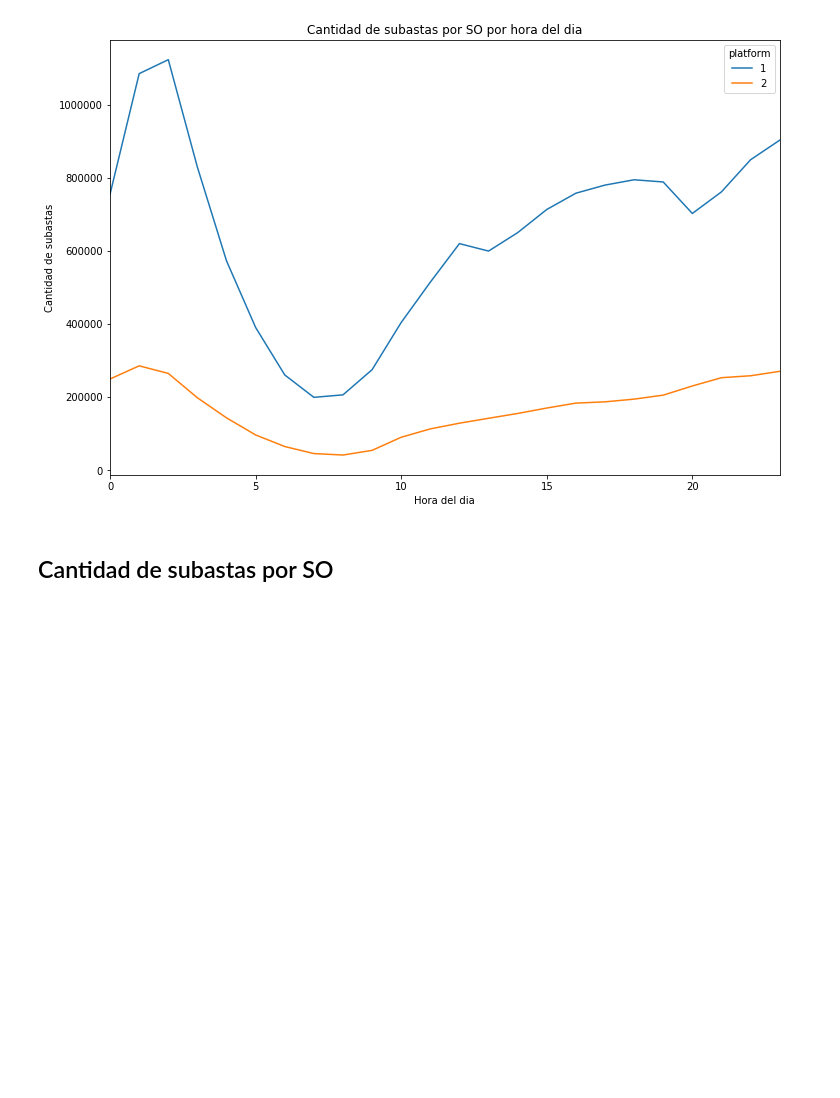
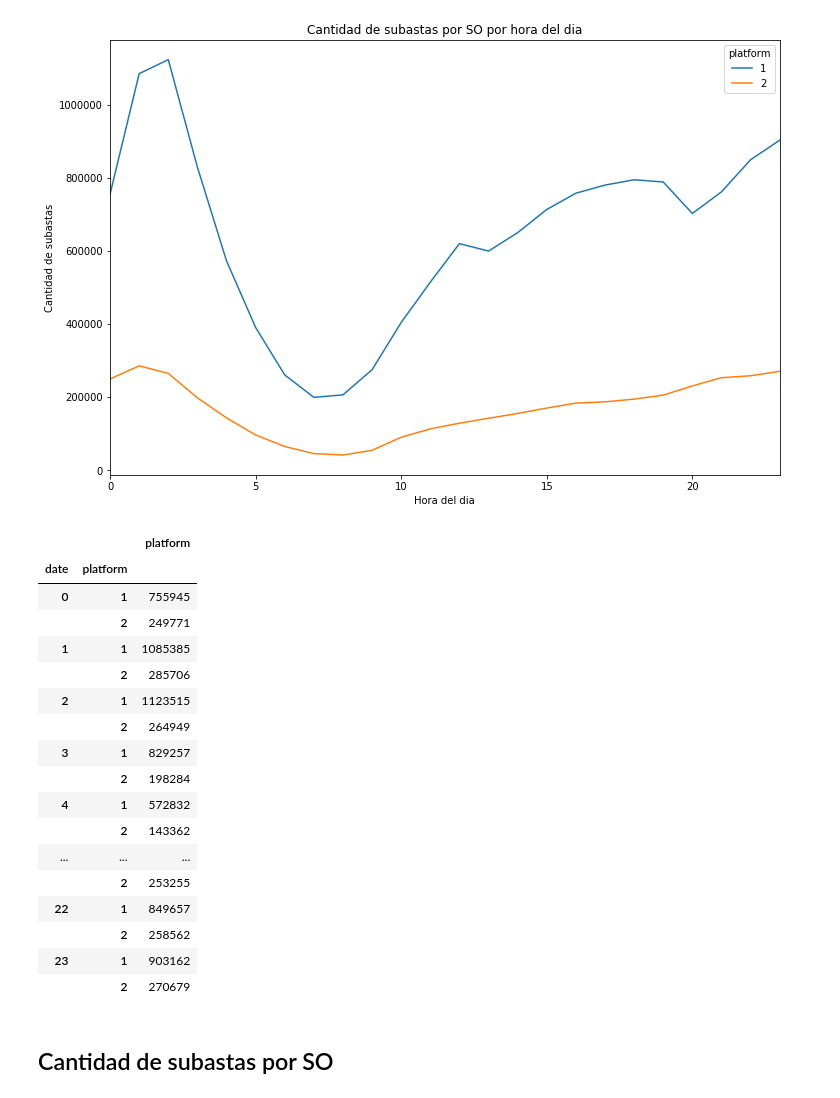
Before and after one commit to shizus/7506-1c2019, a Jupyter notebook: scripts/auctions.ipynb, the cells around one changed output. Cells and saved outputs as stored; diff of their text form; code cells hidden in the pictures; blank space fills up the shorter version.

```diff
--- a/scripts/auctions.ipynb
+++ b/scripts/auctions.ipynb
@@ -113,6 +147,27 @@ plt.ylabel('Cantidad de subastas')
 plt.show()
 # %% [output]
 [figure]
+# %%
+app
+# %% [output]
+|  |  | platform |
+| date | platform |  |
+| 0 | 1 | 755945 |
+|  | 2 | 249771 |
+| 1 | 1 | 1085385 |
+|  | 2 | 285706 |
+| 2 | 1 | 1123515 |
+|  | 2 | 264949 |
+| 3 | 1 | 829257 |
+|  | 2 | 198284 |
+| 4 | 1 | 572832 |
+|  | 2 | 143362 |
+| ... | ... | ... |
+|  | 2 | 253255 |
+| 22 | 1 | 849657 |
+|  | 2 | 258562 |
+| 23 | 1 | 903162 |
+|  | 2 | 270679 |
 # %% [markdown]
 ## Cantidad de subastas por SO
 # %%
```
Also changed, not shown: parts of 4 cells of this notebook.
